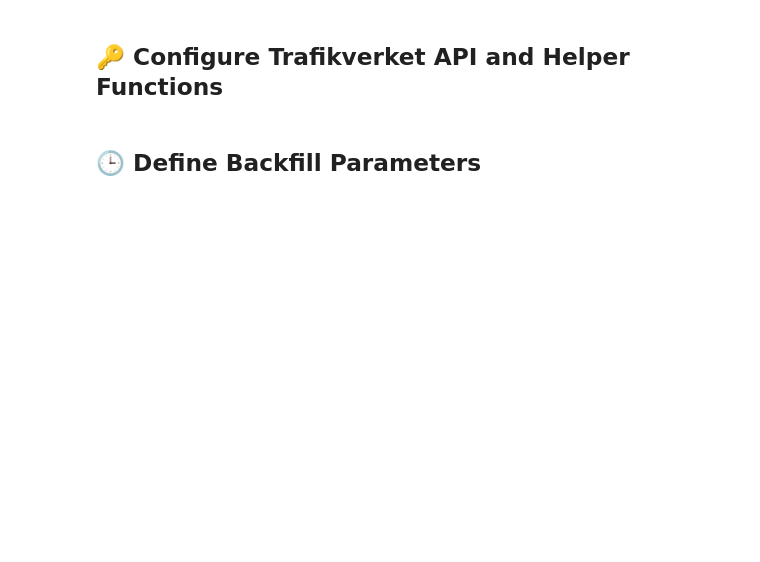
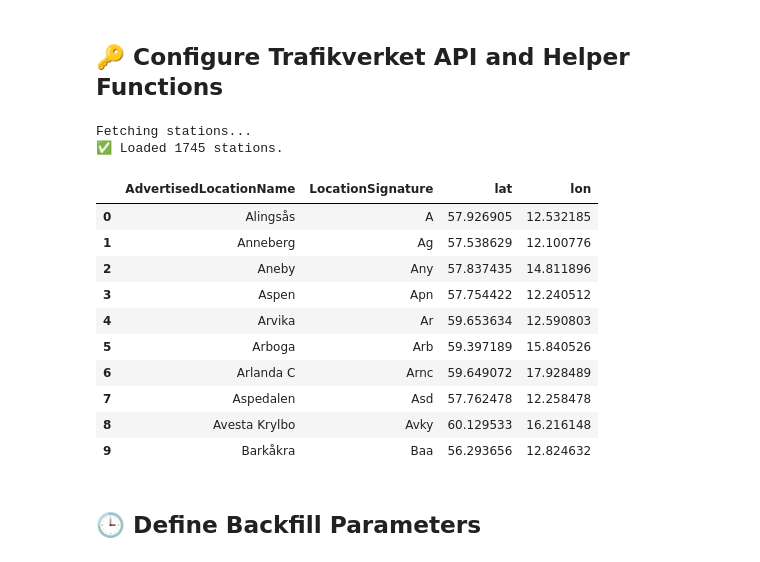
Before and after one commit to ololpol/Train_Delay_Predictor, a Jupyter notebook: 1_train_feature_backfill.ipynb, the cells around one changed output. Saved outputs shown, nothing was run; the diff lists cells and outputs as text; code cells hidden in the pictures; blank space fills up the shorter version.

```diff
--- a/1_train_feature_backfill.ipynb
+++ b/1_train_feature_backfill.ipynb
@@ -521,5 +587,76 @@ def add_labels(
 
     out["y_delay_within_horizon"] = pred_flags
     return out
+# %%
+import re
+import numpy as np
+# ============================================================
+# Fetch: TrainStation (static metadata)
+# ============================================================
+
+STATION_FIELDS = [
+    "LocationSignature",
+    "AdvertisedLocationName",
+    "Geometry.WGS84",
+]
+
+def fetch_all_stations(api_key: str = API_KEY_TRAFIK) -> pd.DataFrame:
+    """Fetch all train stations with geometry."""
+    # We fetch ALL stations (empty filter) to ensure we get the coordinates
+    xml = build_request_xml(
+        api_key=api_key,
+        object_type="TrainStation",
+        filter_xml="",
+        include_fields=STATION_FIELDS,
+    )
+
+    resp = query_trafikverket(xml)
+    rows = _extract_result_list(resp, "TrainStation")
+
+    if not rows:
+        return pd.DataFrame()
+
+    df = pd.json_normalize(rows)
+    return df
+
+print("Fetching stations...")
+stations_df = fetch_all_stations()
+print(f"✅ Loaded {len(stations_df)} stations.")
+def parse_wgs84_point(s):
+    """
+    Expects: "POINT (lon lat)"  e.g. "POINT (18.0687 59.3294)"
+    """
+    if not isinstance(s, str):
+        return (np.nan, np.nan)
+    m = re.search(r"POINT\s*\(\s*([0-9.\-]+)\s+([0-9.\-]+)\s*\)", s)
+    if not m:
+        return (np.nan, np.nan)
+    lon = float(m.group(1))
+    lat = float(m.group(2))
+    return (lat, lon)
+
+geom_col = "Geometry.WGS84"
+if geom_col not in stations_df.columns:
+    raise KeyError(f"'{geom_col}' not found in stations_df columns: {list(stations_df.columns)}")
+
+stations_geo = stations_df.copy()
+stations_geo[["lat", "lon"]] = stations_geo[geom_col].apply(lambda x: pd.Series(parse_wgs84_point(x)))
+stations_geo = stations_geo.dropna(subset=["lat", "lon"])
+
+display(stations_geo[["AdvertisedLocationName","LocationSignature","lat","lon"]].head(10))
+# %% [output]
+Fetching stations...
+✅ Loaded 1745 stations.
+|  | AdvertisedLocationName | LocationSignature | lat | lon |
+| 0 | Alingsås | A | 57.926905 | 12.532185 |
+| 1 | Anneberg | Ag | 57.538629 | 12.100776 |
+| 2 | Aneby | Any | 57.837435 | 14.811896 |
+| 3 | Aspen | Apn | 57.754422 | 12.240512 |
+| 4 | Arvika | Ar | 59.653634 | 12.590803 |
+| 5 | Arboga | Arb | 59.397189 | 15.840526 |
+| 6 | Arlanda C | Arnc | 59.649072 | 17.928489 |
+| 7 | Aspedalen | Asd | 57.762478 | 12.258478 |
+| 8 | Avesta Krylbo | Avky | 60.129533 | 16.216148 |
+| 9 | Barkåkra | Baa | 56.293656 | 12.824632 |
 # %% [markdown]
 ## 🕒 Define Backfill Parameters
```
Also changed, not shown: parts of 18 cells of this notebook, 7 other files.
